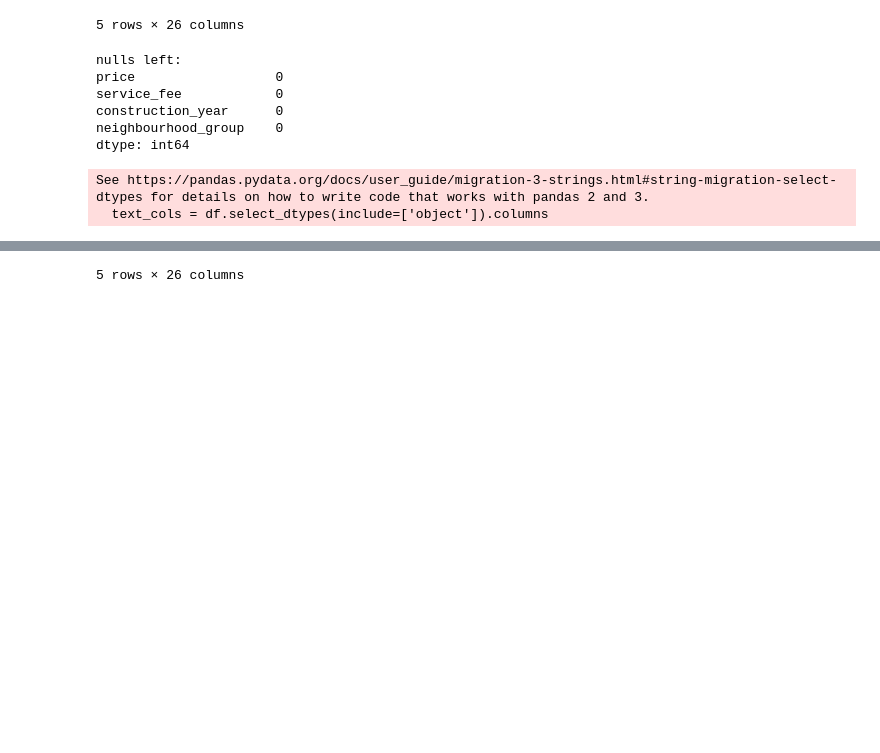
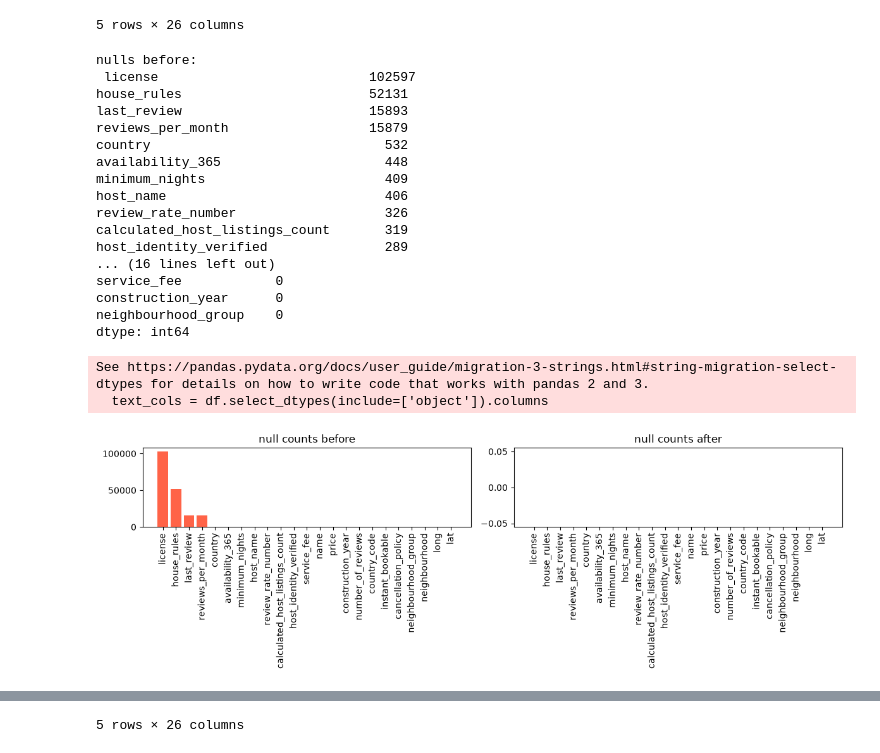
Before and after one commit to BjournAven/MidTerm, a Jupyter notebook: MidTerm/app.ipynb, the cells around one changed output, grey strips where cells are left out. Cells and saved outputs as stored; diff of their text form; code cells hidden in the pictures; blank space fills up the shorter version.

```diff
--- a/MidTerm/app.ipynb
+++ b/MidTerm/app.ipynb
@@ -59,34 +60,68 @@ dtype: object
 | 4 | 1003689 | Entire Apt: Spacious Studio/Loft ... | 92037596077 | verified | Lyndon | Manhattan | East Harlem | ... |
 5 rows × 26 columns
 # %%
+# nulls before any filling
+nulls_before = df.isnull().sum()
+nulls_before = nulls_before[nulls_before > 0].sort_values(ascending=False)
+print("nulls before:\n", nulls_before)
+
 # 1. fix neighborhood typos and blanks
 if 'neighbourhood_group' in df.columns:
     df['neighbourhood_group'] = df['neighbourhood_group'].fillna('Unknown').replace({'brookln': 'Brooklyn', 'manhatan': 'Manhattan'})
 
 # fill policy and room types with mode
 df['cancellation_policy'] = df['cancellation_policy'].fillna(df['cancellation_policy'].mode()[0])
 df['room_type'] = df['room_type'].fillna(df['room_type'].mode()[0])
 
 # 2. replace all numerical nan types with their column median
 num_cols = df.select_dtypes(include=[np.number]).columns
 df[num_cols] = df[num_cols].fillna(df[num_cols].median())
 
 # 3. fill any leftover text columns with 'Unknown'
 text_cols = df.select_dtypes(include=['object']).columns
 df[text_cols] = df[text_cols].fillna('Unknown')
 
-print("nulls left:")
+# nulls after filling (reindexed to match the before chart)
+nulls_after = df.isnull().sum().reindex(nulls_before.index).fillna(0)
+
+print("\nnulls left:")
 print(df[['price', 'service_fee', 'construction_year', 'neighbourhood_group']].isnull().sum())
+
+# before/after bar chart
+fig, axes = plt.subplots(1, 2, figsize=(12, 4))
+axes[0].bar(nulls_before.index, nulls_before.values, color='tomato')
+axes[0].set_title("null counts before")
+axes[0].tick_params(axis='x', rotation=90)
+
+axes[1].bar(nulls_before.index, nulls_after.values, color='seagreen')
+axes[1].set_title("null counts after")
+axes[1].tick_params(axis='x', rotation=90)
+
+plt.tight_layout()
+plt.show()
+
 display(df.head())
 # %% [output]
-nulls left:
-price                  0
+nulls before:
+ license                           102597
+house_rules                        52131
+last_review                        15893
+reviews_per_month                  15879
+country                              532
+availability_365                     448
+minimum_nights                       409
+host_name                            406
+review_rate_number                   326
+calculated_host_listings_count       319
+host_identity_verified               289
+... (16 lines left out)
 service_fee            0
 construction_year      0
 neighbourhood_group    0
 dtype: int64
 See https://pandas.pydata.org/docs/user_guide/migration-3-strings.html#string-migration-select-dtypes for details on how to write code that works with pandas 2 and 3.
   text_cols = df.select_dtypes(include=['object']).columns
+[figure, added]
 |  | id | name | host_id | host_identity_verified | host_name | neighbourhood_group | neighbourhood | ... |
 | 0 | 1001254 | Clean & quiet apt home by the park | 80014485718 | unconfirmed | Madaline | Brooklyn | Kensington | ... |
 | 1 | 1002102 | Skylit Midtown Castle | 52335172823 | verified | Jenna | Manhattan | Midtown | ... |
```
Also changed, not shown: parts of 5 cells of this notebook.
